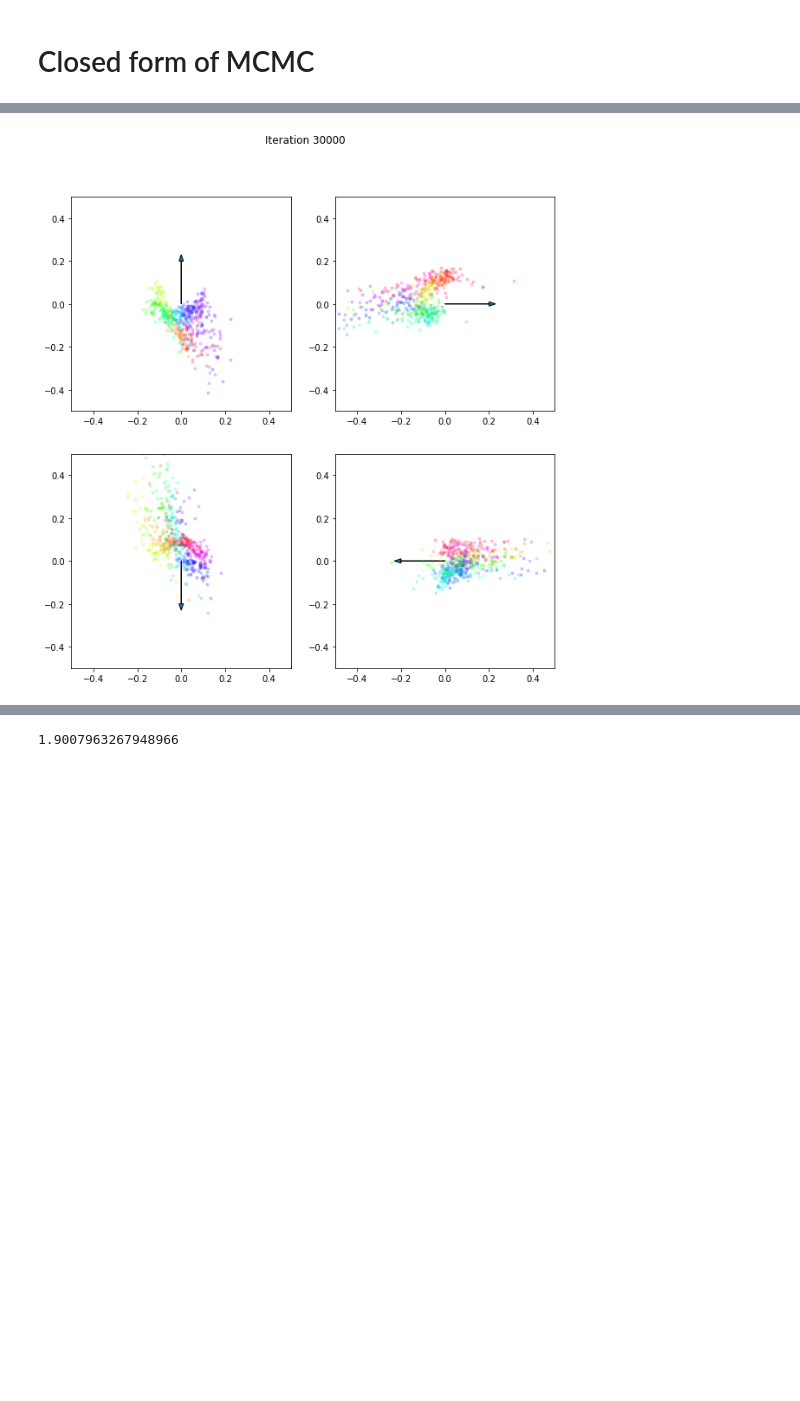
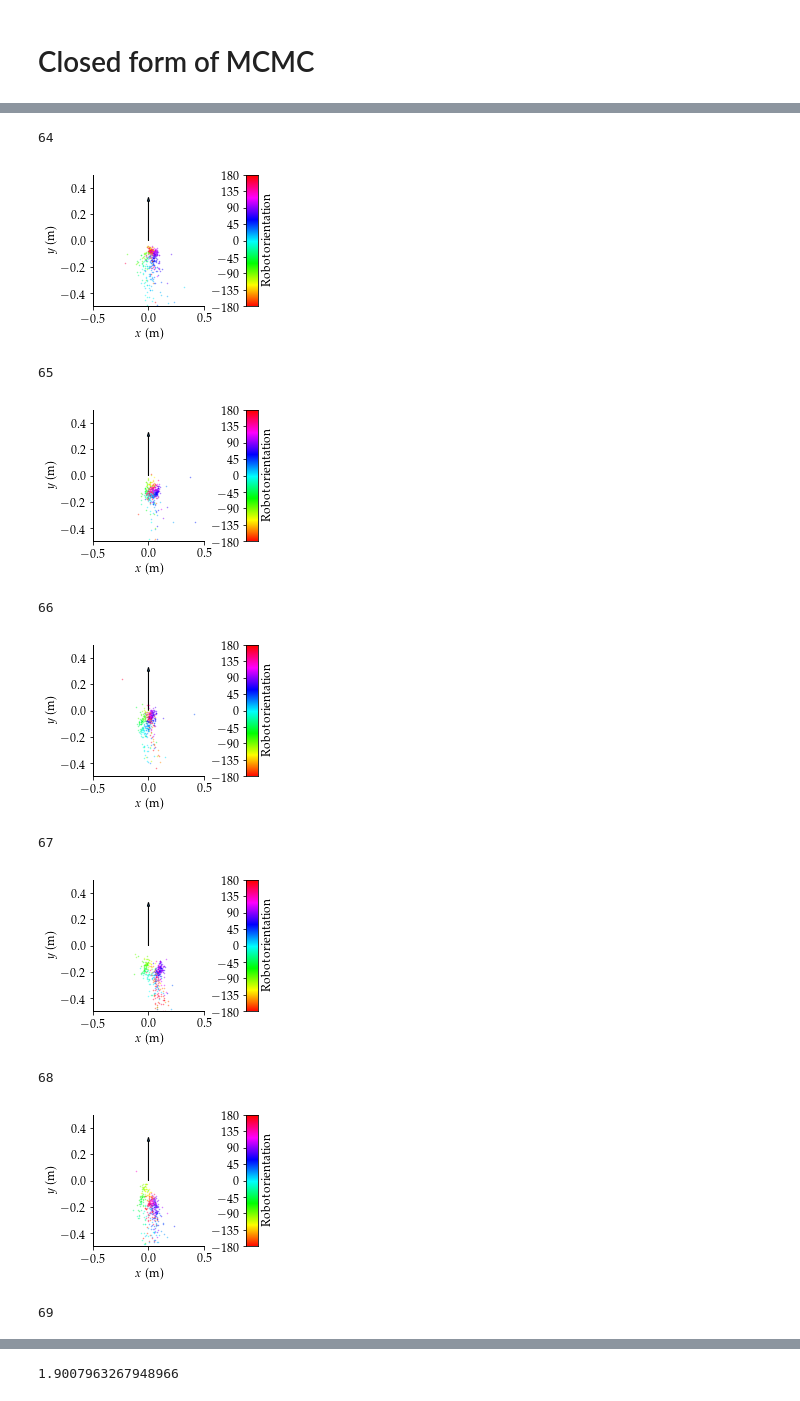
Before and after one commit to JoshuaHaustein/oracle_server, a Jupyter notebook: oracle_real.ipynb, the cells around one changed output, grey strips where cells are left out. Cells and saved outputs as stored; diff of their text form; code cells hidden in the pictures; blank space fills up the shorter version.

```diff
--- a/oracle_real.ipynb
+++ b/oracle_real.ipynb
@@ -750,3 +1114,6 @@ def to_robot_centric(robot, obj):
     Y[:, 1] = -obj[:, 4] * torch.sin(θ) + obj[:, 5] * torch.cos(θ)
     Y[:, 2] = obj[:, 6]
     return X, Y
+# %%
+X, U, Y = next(iter(dataloader_train))
+X[0]
@@ -912,5 +1322,5 @@ len(dataset_feasibility)
 # %%
-with open('./dataset_feasibility.pkl', 'wb') as f:
+with open('./dataset_feasibility_dot.pkl', 'wb') as f:
     pickle.dump(dataset_feasibility, f)
 #with open('./dataset_feasibility.pkl', 'rb') as f:
 #    dataset_feasibility = pickle.load(f)
@@ -927,7 +1337,7 @@ array([[ 0.84530228,  0.77132559,  0.99999624,  1.        ]], dtype=float32)
 # %%
 # Normalize target distribution
 robot_norm = Normalization(4)
-robot_norm.std = torch.cuda.FloatTensor([1.0, 1.0, 1.0, 1.0]) # picked by eyeballing
+robot_norm.std = torch.cuda.FloatTensor([0.73, 1.0, 1.0, 1.0]) # picked by eyeballing
 
 robot_norminv = NormalizationInverse(4)
 robot_norminv.std = robot_norm.std
@@ -1009,3 +1416,5 @@ class Discriminator(torch.nn.Module):
         logit = self.fcy(y4)
         y = F.sigmoid(logit)
         return logit, y
+
+generator = FeasibilityGenerator()
@@ -1012,37 +1471,66 @@ class Discriminator(torch.nn.Module):
 # %%
 def plot_generator(generator, iteration, path=None, k=0.5):
     generator.eval()
+    n = 400
     os = [
-        Variable(torch.FloatTensor([[0.13, 0.13, 0.1, 0.1, 1.00 * 0, 1.00 * k, 0.0]]).cuda().repeat(512, 1)),
-        Variable(torch.FloatTensor([[0.13, 0.13, 0.1, 0.1, 1.00 * k, 1.00 * 0, 0.0]]).cuda().repeat(512, 1)),
-        Variable(torch.FloatTensor([[0.13, 0.13, 0.1, 0.1, 1.00 * 0,-1.00 * k, 0.0]]).cuda().repeat(512, 1)),
-        Variable(torch.FloatTensor([[0.13, 0.13, 0.1, 0.1,-1.00 * k, 1.00 * 0, 0.0]]).cuda().repeat(512, 1)),
+        Variable(torch.FloatTensor([[0.1, 0.1, 0.01, 0.05, 1.00 * 0, 1.00 * k, 0.0]]).cuda().repeat(n, 1)),
+        Variable(torch.FloatTensor([[0.13, 0.13, 0.1, 0.1, 1.00 * k, 1.00 * 0, 0.0]]).cuda().repeat(n, 1)),
+        Variable(torch.FloatTensor([[0.13, 0.13, 0.1, 0.1, 1.00 * 0,-1.00 * k, 0.0]]).cuda().repeat(n, 1)),
+        Variable(torch.FloatTensor([[0.13, 0.13, 0.1, 0.1,-1.00 * k, 1.00 * 0, 0.0]]).cuda().repeat(n, 1)),
     ]
-    fig, axs = plt.subplots(2, 2, figsize=(10, 10))
+    fig, axs = plt.subplots(1, 2, figsize=(3, 2.5), gridspec_kw={'width_ratios': [1, 0.1]})
     axs = axs.flatten()
-    plt.suptitle('Iteration {}'.format(iteration))
-    for i in range(4):
+    plt.tight_layout()
+    for i in range(1):
         O = obs_norm(os[i])
         r = robot_norminv(generator(O)).cpu().data.numpy()
-        axs[i].arrow(0, 0, os[i].data[0, 4], os[i].data[0, 5], head_width=0.02)
         for j in range(r.shape[0]):
             θ = np.arctan2(r[j, -1], r[j, -2])
             hue = (θ + np.pi) / (2 * np.pi)
-            axs[i].plot(r[j, 0], r[j, 1], '.', alpha=0.2, color=hsv_to_rgb((hue, 1, 1.0)))
+            hue = (hue + 0.25) % 1.0
+            axs[i].plot(r[j, 0], r[j, 1], 'o', color=hsv_to_rgb((hue, 1, 1.0)), markersize=0.5, alpha=0.5)
+        axs[i].arrow(0, 0, os[i].data[0, 4], os[i].data[0, 5], head_width=0.02)
         axs[i].set_xlim(-0.5, 0.5)
         axs[i].set_ylim(-0.5, 0.5)
+        axs[i].set_xlabel('$x$ (m)')
+        simplify_axis(axs[i])
+    axs[0].set_ylabel('$y$ (m)')
+
+    # degree bar
+    for θ in np.linspace(-np.pi, np.pi, 640):
+        hue = (θ + np.pi) / (2 * np.pi)
+        axs[1].plot([0, 0.1], [θ / np.pi * 180] * 2, color=hsv_to_rgb((hue, 1, 1.0)), markersize=1)
+    axs[1].set_ylim([-180, 180])
+    axs[1].set_yticks([-180, -135, -90, -45, 0, 45, 90, 135, 180])
+    axs[1].set_xticks([])
+    axs[1].set_ylabel('Robot orientation')
+    axs[1].yaxis.set_label_position("right")
+
     if path:
-        plt.savefig(path)
-        plt.close()
+        save_fig(path, width=3, height=2.5)
+        plt.show()
     else:
         plt.show()
     generator.train()
 
 plt.close()
-i = 30
-with open('./generator_models/model_{}000.pkl'.format(i), 'rb') as f:
-    state_dict = torch.load(f)
-generator.load_state_dict(state_dict)
-plot_generator(generator, 30000, k=0.2)
+for i in range(64, 100):
+    print(i)
+    with open('./generator_models/half_c_model_{}000.pkl'.format(i), 'rb') as f:
+        state_dict = torch.load(f)
+    generator.load_state_dict(state_dict)
+    generator = generator.cuda()
+    #plot_generator(generator, 30000, k=0.3, path='noisy_gan_samples_hc.pdf')
+    plot_generator(generator, 30000, k=0.3)
 # %% [output]
+64
-[figure, old version]
+[figure, new version]
+65
+[figure, added]
+66
+[figure, added]
+67
+[figure, added]
+68
+[figure, added]
+69
```
Also changed, not shown: parts of 41 cells of this notebook, 8 other files.
